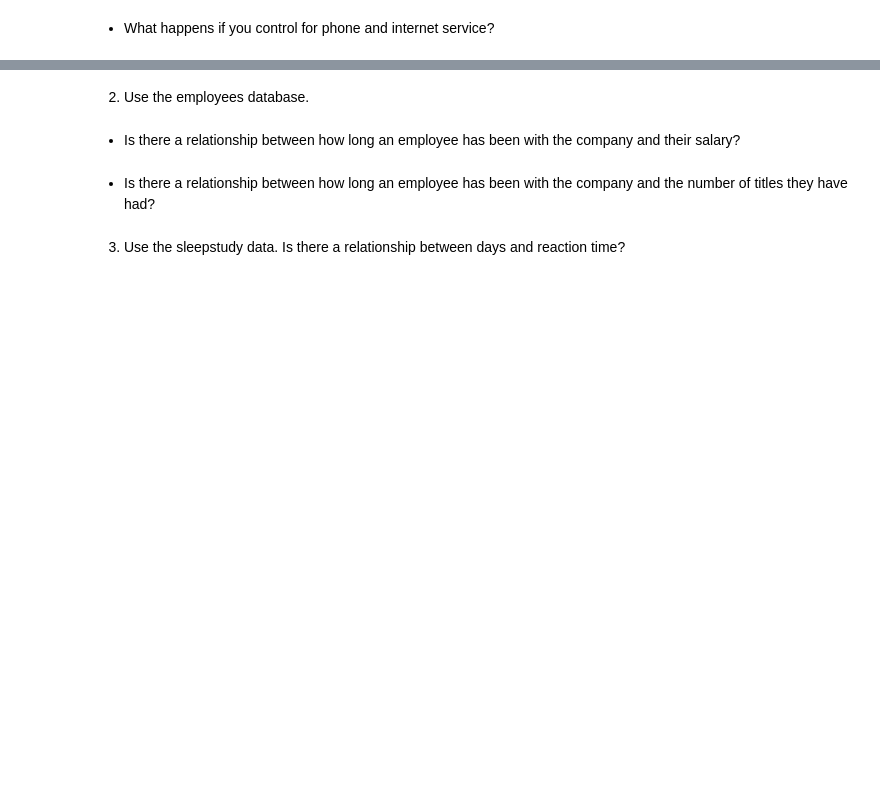
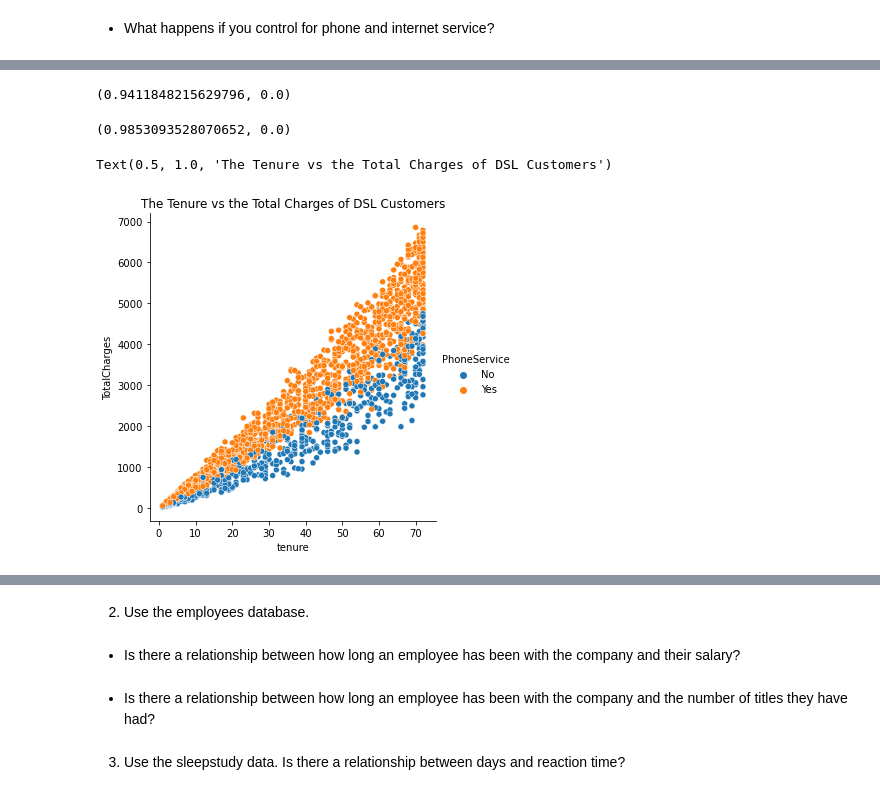
Before and after one commit to David-Howell/statistics-exercises, a Jupyter notebook: hypothesis_testing.ipynb, the cells around one changed output, grey strips where cells are left out. Saved outputs shown, nothing was run; the diff lists cells and outputs as text; code cells hidden in the pictures; blank space fills up the shorter version.

```diff
--- a/hypothesis_testing.ipynb
+++ b/hypothesis_testing.ipynb
@@ -308,0 +476,4 @@ Continue working in your `hypothesis_testing` notebook.
+# %%
+dsl_cust = telco_churn[['tenure', 'TotalCharges', 'PhoneService']]\
+[(telco_churn.InternetService == 'DSL') & (telco_churn.TotalCharges > 0)]# & (telco_churn.PhoneService == 'Yes')]
+dsl_cust
@@ -308,0 +512,22 @@ Continue working in your `hypothesis_testing` notebook.
+# %%
+x = dsl_cust.tenure
+y = dsl_cust.TotalCharges
+
+corr, p = stats.pearsonr(x, y)
+corr, p
+# %% [output]
+(0.9411848215629796, 0.0)
+# %%
+x = fiber_cust.tenure
+y = fiber_cust.TotalCharges
+
+corr, p = stats.pearsonr(x, y)
+corr, p
+# %% [output]
+(0.9853093528070652, 0.0)
+# %%
+sns.relplot(x=dsl_cust.tenure, y=dsl_cust.TotalCharges, hue=dsl_cust.PhoneService)
+plt.title('The Tenure vs the Total Charges of DSL Customers')
+# %% [output]
+Text(0.5, 1.0, 'The Tenure vs the Total Charges of DSL Customers')
+[figure, added]
```
Also changed, not shown: parts of 25 cells of this notebook.
